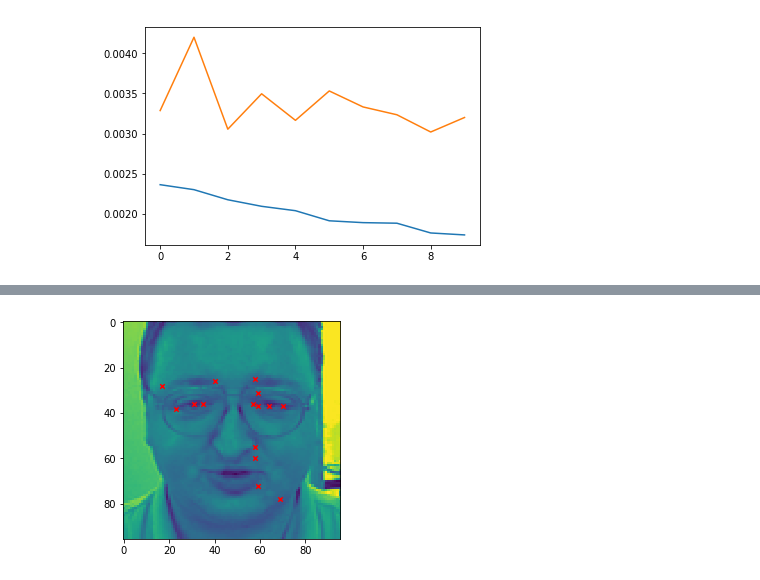
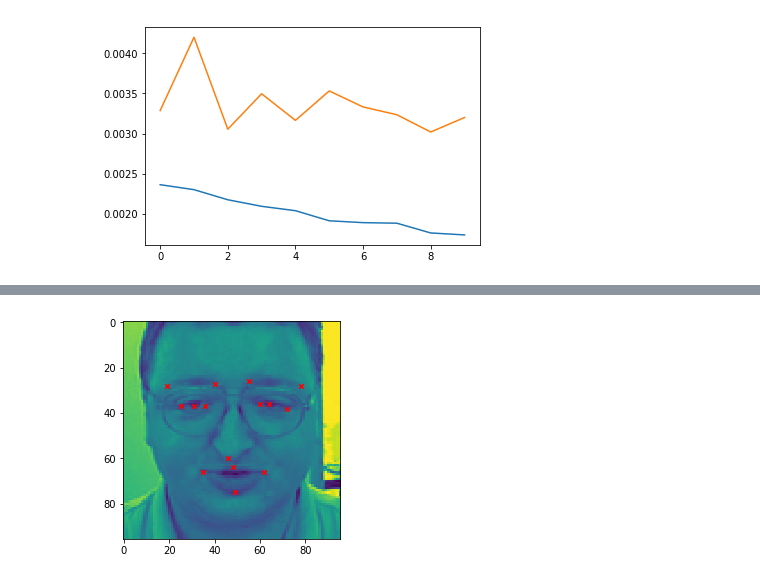
Before and after one commit to y2ee201/Kaggle-Facial-Competitions, a Jupyter notebook: facial point recognition.ipynb, the cells around one changed output, grey strips where cells are left out. Drawn from its saved outputs; the diff is of its cells as text; code cells hidden in the pictures.

```diff
--- a/facial point recognition.ipynb
+++ b/facial point recognition.ipynb
@@ -225,9 +225,9 @@ for i in range(int(len(y[0,])/2)):
 (80, 32)
 # %%
 r = 50
-base_img = X[r][0]
+base_img = X[r].reshape((96,96))
 plt.imshow(base_img)
 for i in range(int(len(y[r,])/2)):
-    plt.scatter(int(96 - y[r,i]), int(y[r,i+1]), marker = 'x', s = 20, c='red')
+    plt.scatter(int(y[r,2 * i]* 48 + 48), int(y[r,2 * i+1]* 48 + 48), marker = 'x', s = 20, c='red')
 # %% [output]
-[figure, old version]
+[figure, new version]
```
